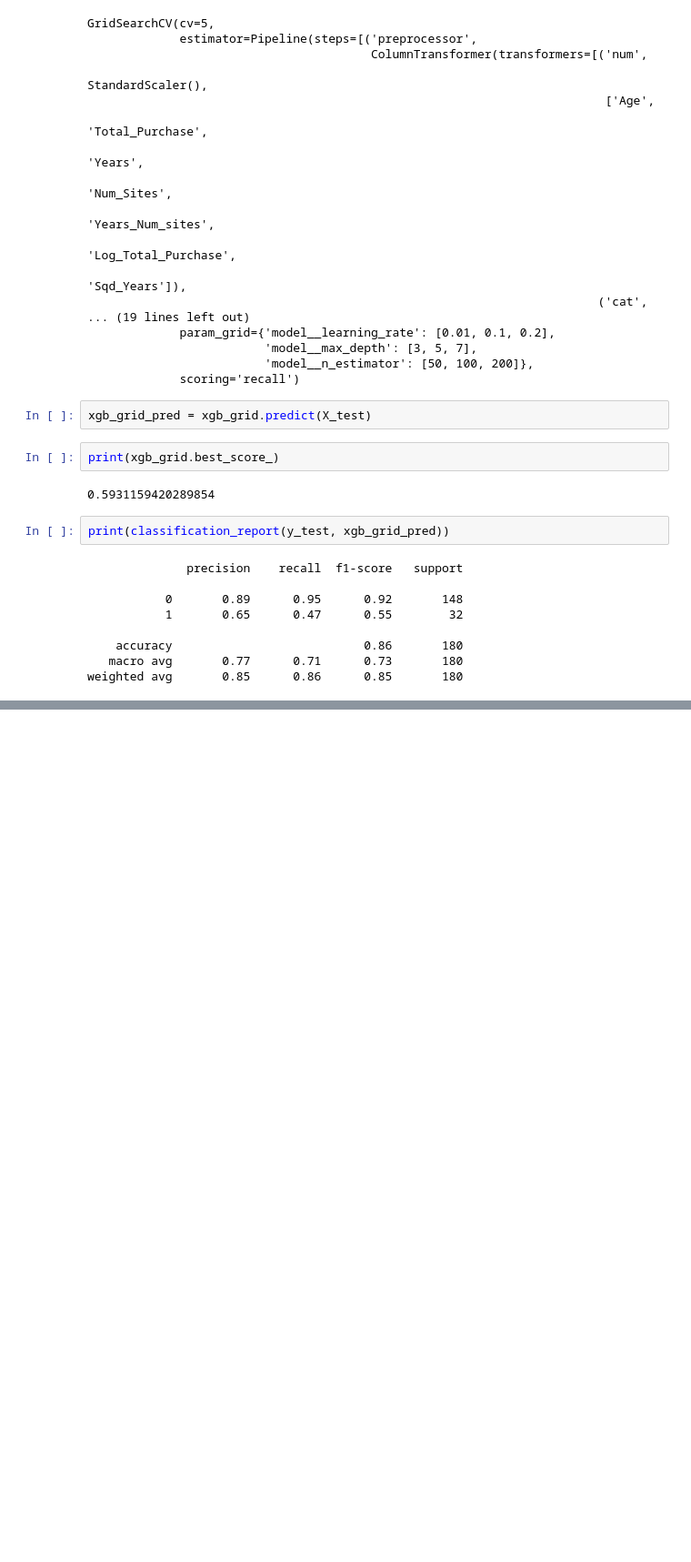
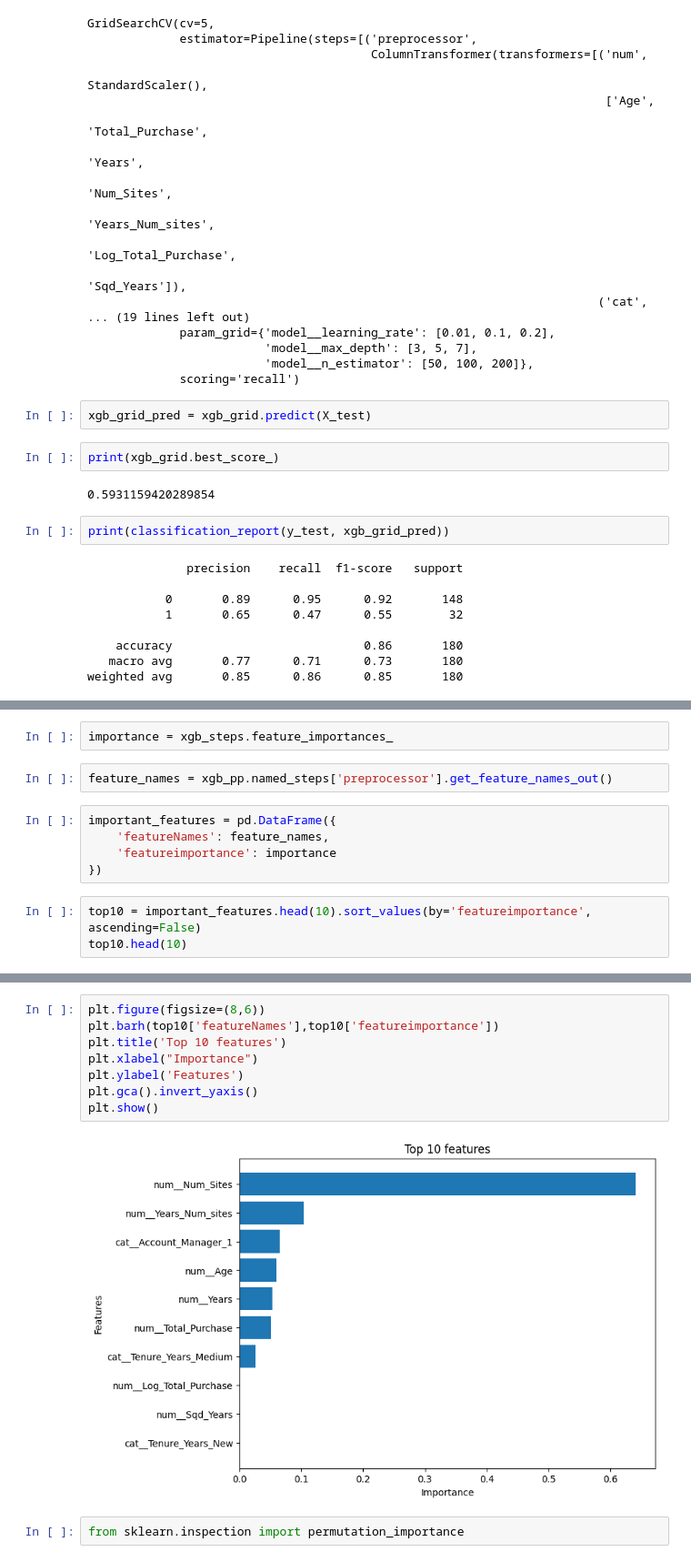
Before and after one commit to jacobabhihail-tech/advanced-data-wrangling-lab, a Jupyter notebook: day10_customer_churn_audit_XGBoost/day10_customer_churn_audit_XGBoost.ipynb, the cells around one changed output, grey strips where cells are left out. Shown at 91% size. Saved outputs shown, nothing was run; the diff lists cells and outputs as text; blank space fills up the shorter version.

```diff
--- a/day10_customer_churn_audit_XGBoost/day10_customer_churn_audit_XGBoost.ipynb
+++ b/day10_customer_churn_audit_XGBoost/day10_customer_churn_audit_XGBoost.ipynb
@@ -437,0 +440,12 @@ weighted avg       0.85      0.86      0.85       180
+# %%
+importance = xgb_steps.feature_importances_
+# %%
+feature_names = xgb_pp.named_steps['preprocessor'].get_feature_names_out()
+# %%
+important_features = pd.DataFrame({
+    'featureNames': feature_names,
+    'featureimportance': importance
+})
+# %%
+top10 = important_features.head(10).sort_values(by='featureimportance', ascending=False)
+top10.head(10)
@@ -437,0 +464,12 @@ weighted avg       0.85      0.86      0.85       180
+# %%
+plt.figure(figsize=(8,6))
+plt.barh(top10['featureNames'],top10['featureimportance'])
+plt.title('Top 10 features')
+plt.xlabel("Importance")
+plt.ylabel('Features')
+plt.gca().invert_yaxis()
+plt.show()
+# %% [output]
+[figure, added]
+# %%
+from sklearn.inspection import permutation_importance
```
Also changed, not shown: parts of 6 cells of this notebook, 4 other files.
